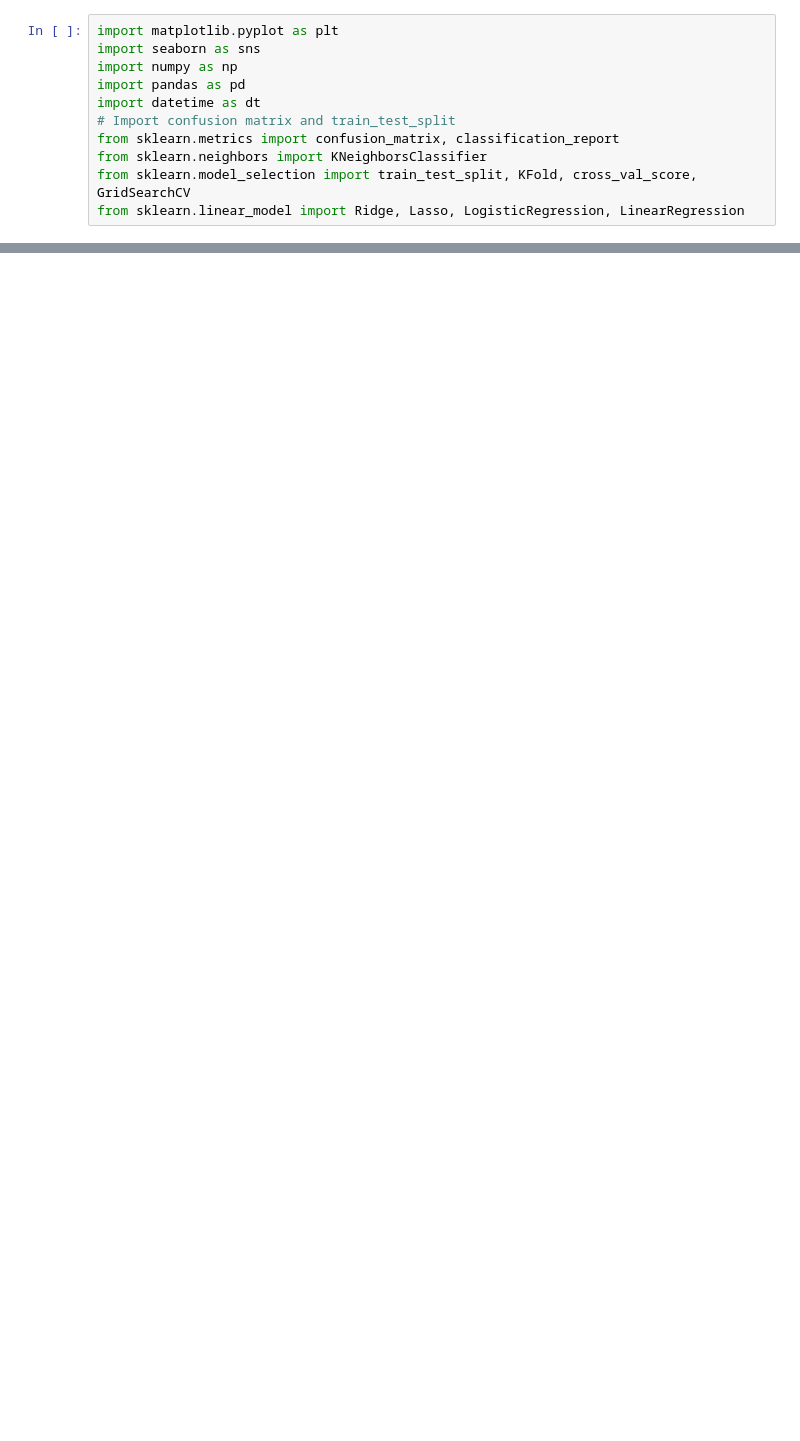
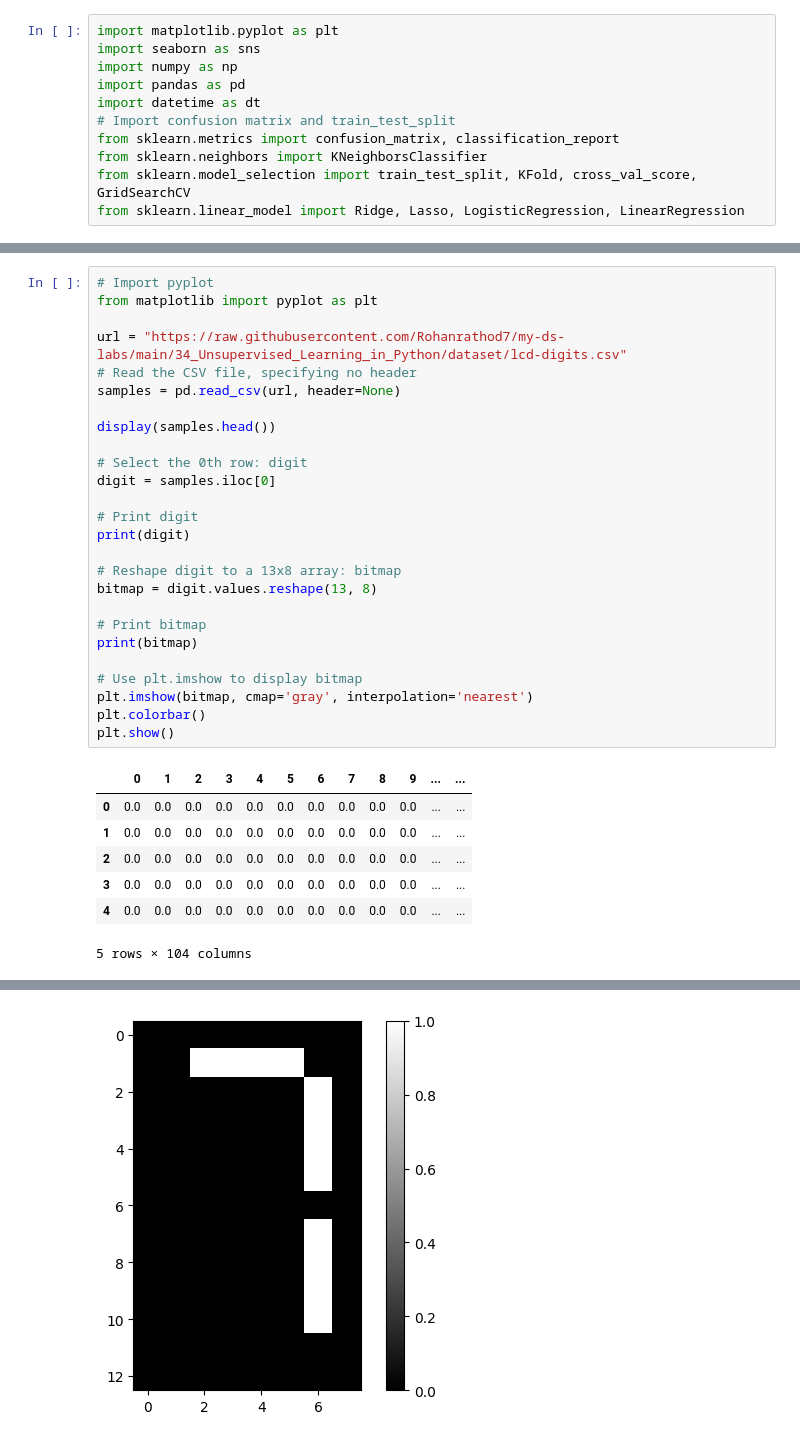
Before and after one commit to Rohanrathod7/my-ds-labs, a Jupyter notebook: 34_Unsupervised_Learning_in_Python/04_Discovering_Interpretable_Features.ipynb, the cells around one changed output, grey strips where cells are left out. Cells and saved outputs as stored; diff of their text form; blank space fills up the shorter version.

```diff
--- a/34_Unsupervised_Learning_in_Python/04_Discovering_Interpretable_Features.ipynb
+++ b/34_Unsupervised_Learning_in_Python/04_Discovering_Interpretable_Features.ipynb
@@ -440,0 +229,34 @@ Tuned Logistic Regression Parameters: {'logreg__C': np.float64(1.0), 'logreg__so
+# %%
+# Import pyplot
+from matplotlib import pyplot as plt
+
+url = "https://raw.githubusercontent.com/Rohanrathod7/my-ds-labs/main/34_Unsupervised_Learning_in_Python/dataset/lcd-digits.csv"
+# Read the CSV file, specifying no header
+samples = pd.read_csv(url, header=None)
+
+display(samples.head())
+
+# Select the 0th row: digit
+digit = samples.iloc[0]
+
+# Print digit
+print(digit)
+
+# Reshape digit to a 13x8 array: bitmap
+bitmap = digit.values.reshape(13, 8)
+
+# Print bitmap
+print(bitmap)
+
+# Use plt.imshow to display bitmap
+plt.imshow(bitmap, cmap='gray', interpolation='nearest')
+plt.colorbar()
+plt.show()
+# %% [output]
+|  | 0 | 1 | 2 | 3 | 4 | 5 | 6 | 7 | 8 | 9 | ... | ... |
+| 0 | 0.0 | 0.0 | 0.0 | 0.0 | 0.0 | 0.0 | 0.0 | 0.0 | 0.0 | 0.0 | ... | ... |
+| 1 | 0.0 | 0.0 | 0.0 | 0.0 | 0.0 | 0.0 | 0.0 | 0.0 | 0.0 | 0.0 | ... | ... |
+| 2 | 0.0 | 0.0 | 0.0 | 0.0 | 0.0 | 0.0 | 0.0 | 0.0 | 0.0 | 0.0 | ... | ... |
+| 3 | 0.0 | 0.0 | 0.0 | 0.0 | 0.0 | 0.0 | 0.0 | 0.0 | 0.0 | 0.0 | ... | ... |
+| 4 | 0.0 | 0.0 | 0.0 | 0.0 | 0.0 | 0.0 | 0.0 | 0.0 | 0.0 | 0.0 | ... | ... |
+5 rows × 104 columns
@@ -440,0 +280 @@ Tuned Logistic Regression Parameters: {'logreg__C': np.float64(1.0), 'logreg__so
+[figure, added]
```
Also changed, not shown: parts of 48 cells of this notebook.
